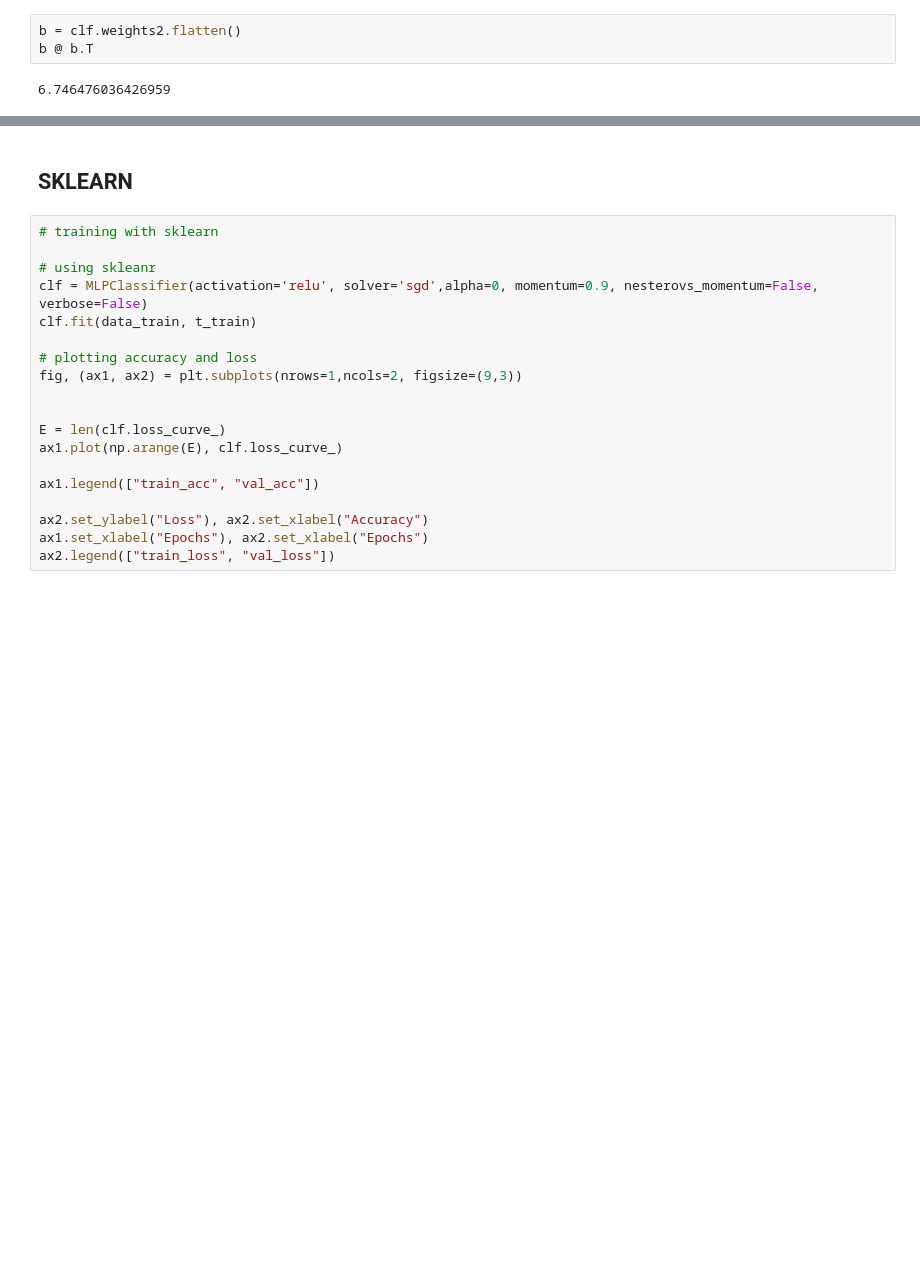
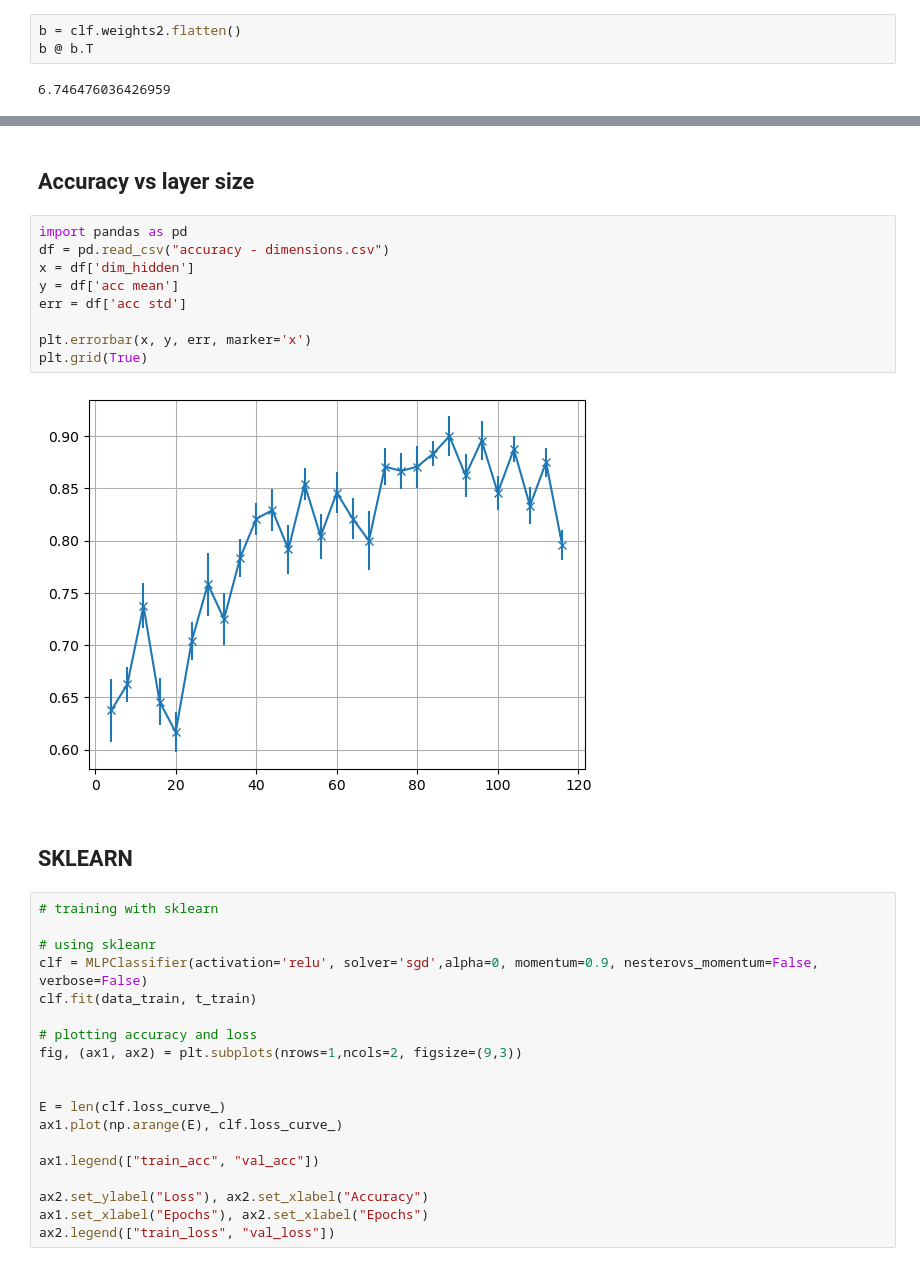
Before and after one commit to feanor3/tesi, a Jupyter notebook: analysis.ipynb, the cells around one changed output, grey strips where cells are left out. Cells and saved outputs as stored; diff of their text form; blank space fills up the shorter version.

```diff
--- a/analysis.ipynb
+++ b/analysis.ipynb
@@ -108,3 +117,16 @@ plt.grid(True)
+# %% [markdown]
+## Accuracy vs layer size
+# %%
+import pandas as pd
+df = pd.read_csv("accuracy - dimensions.csv")
+x = df['dim_hidden']
+y = df['acc mean']
+err = df['acc std']
+
+plt.errorbar(x, y, err, marker='x')
+plt.grid(True)
+# %% [output]
+[figure, added]
 # %% [markdown]
 ## SKLEARN
 # %%
```
Also changed, not shown: parts of 5 cells of this notebook, 2 other files.
